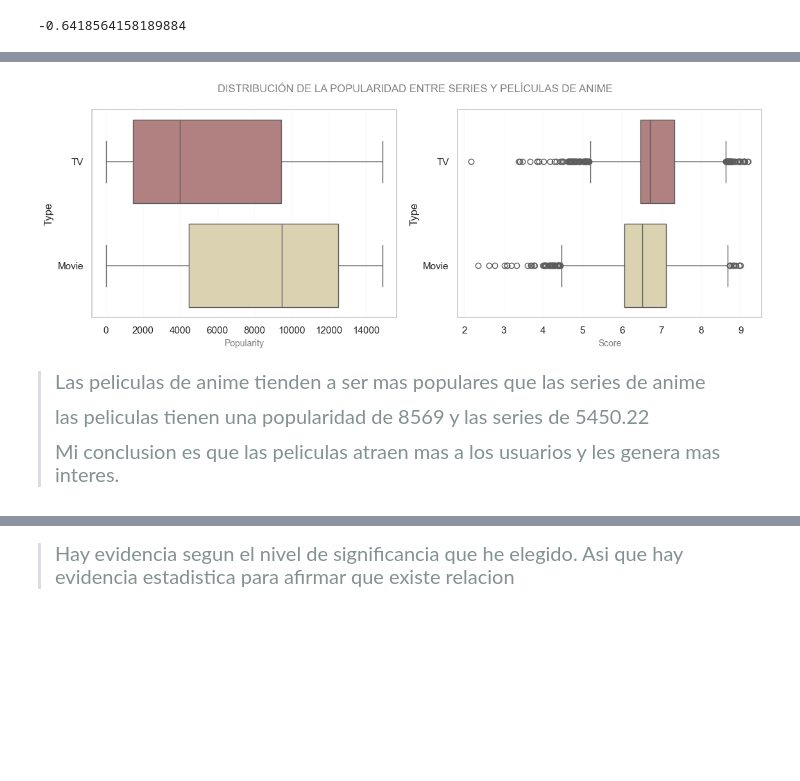
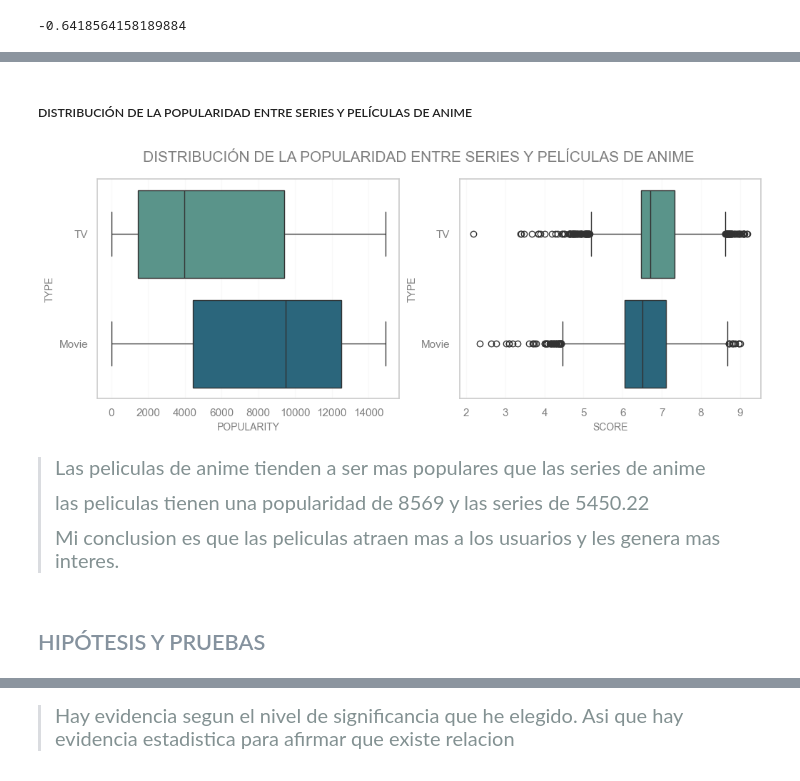
Before and after one commit to AmyGaarcia/EDA_ANIME, a Jupyter notebook: src/EDA/EDA_anime.ipynb, the cells around one changed output, grey strips where cells are left out. Saved outputs shown, nothing was run; the diff lists cells and outputs as text; code cells hidden in the pictures; blank space fills up the shorter version.

```diff
--- a/src/EDA/EDA_anime.ipynb
+++ b/src/EDA/EDA_anime.ipynb
@@ -1204,13 +1279,34 @@ correlacion
 -0.5696536246272317
 # %%
 plt.figure(figsize=(9, 5))
+sns.set_style("whitegrid")
 sns.scatterplot(x="Score", y="Popularity", data=anime_EDA,alpha=0.6, hue="Score", palette="Blues")
-plt.title("CORRELACION DE LA POPULARIDAD DEL ANIME Y LA PUNTUACION MEDIA", color="Grey", fontsize=15)
-plt.xlabel("PUNTUACION",color="Grey", fontsize=15)
+plt.title("CORRELACIÓN DE LA POPULARIDAD DEL ANIME Y LA PUNTUACIÓN MEDIA", color="Grey", fontsize=15)
+plt.xlabel("PUNTUACIÓN",color="Grey", fontsize=15)
 plt.ylabel("POPULARIDAD", color="Grey", fontsize=15)
 plt.tick_params(axis="x",colors="grey")
 plt.tick_params(axis="y", colors="grey")
-plt.legend(title="PUNTUACION",loc="upper right")
+plt.legend(title="PUNTUACIÓN",loc="upper right")
 
 plt.show()
+
+#PRUEBA SHAPIRO DE SCORE Y POPULARIDAD
+stat_score,p_value_scor =shapiro(anime_EDA["Score"])
+print(f"Shapiro-Wilk para PUNTUACIÓN MEDIA:Prueba={stat_score}, Valor p={p_value_scor}")
+
+alpha= 0.05
+
+if p_value_scor>alpha:
+    print("No se rechaza la hipótesis nula.")
+else:
+    print("Se rechaza la hipótesis nula. ")
+
+
+stat_completed, p_value_pop =shapiro(anime_EDA["Popularity"])
+print(f"Shapiro-Wilk para ANIMES COMPLETADOS:  Prueba={stat_completed},Valor p={p_value_pop}")
+
+if p_value_pop>alpha:
+    print("No se rechaza la hipótesis nula.")
+else:
+    print("Se rechaza la hipótesis nula.")
 # %% [output]
@@ -1359,23 +1534,34 @@ plt.show()
+# %% [markdown]
+##### DISTRIBUCIÓN DE LA POPULARIDAD ENTRE SERIES Y PELÍCULAS DE ANIME
 # %%
 tv_movie=anime_EDA[anime_EDA["Type"].isin(["TV","Movie"])]
 
 plt.figure(figsize=(12,4))
-plt.suptitle("DISTRIBUCIÓN DE LA POPULARIDAD ENTRE SERIES Y PELÍCULAS DE ANIME",color="grey", fontsize=12)
+plt.suptitle("DISTRIBUCIÓN DE LA POPULARIDAD ENTRE SERIES Y PELÍCULAS DE ANIME",color="grey", fontsize=15)
+
 
 plt.subplot(1,2,1)
-sns.boxplot(y="Type", x="Popularity",hue="Type", data=tv_movie, palette="pink")
-plt.xlabel("Popularity",color="grey", fontsize=10)
+sns.boxplot(y="Type", x="Popularity",hue="Type", data=tv_movie, palette="crest")
+plt.xlabel("POPULARITY",color="grey", fontsize=10)
+plt.ylabel("TYPE",color="grey", fontsize=10)
+plt.tick_params(axis="x", colors="grey")
+plt.tick_params(axis="y", colors="grey")
 
 plt.subplot(1,2,2)
-sns.boxplot(y="Type",x="Score", hue="Type", data=tv_movie, palette="pink")
-plt.xlabel("Score",color="grey",fontsize=10)
+sns.boxplot(y="Type",x="Score", hue="Type", data=tv_movie, palette="crest")
+plt.xlabel("SCORE",color="grey",fontsize=10)
+plt.ylabel("TYPE",color="grey", fontsize=10)
+plt.tick_params(axis="x", colors="grey")
+plt.tick_params(axis="y", colors="grey")
 
 plt.show()
 # %% [output]
-[figure, old version]
+[figure, new version]
 # %% [markdown]
 ><span style="font-size: 20px; color:#839192"> Las peliculas de anime tienden a ser mas populares que las series de anime </span>
 >
 ><span style="font-size: 20px; color:#839192">las peliculas tienen una popularidad de 8569 y las series de 5450.22 </span>
 >
 ><span style="font-size: 20px; color:#839192">Mi conclusion es que las peliculas atraen mas a los usuarios y les genera mas interes. </span>
+# %% [markdown]
+##  <span style="color:#85929E">HIPÓTESIS Y PRUEBAS</span>
```
Also changed, not shown: parts of 68 cells of this notebook, 1 other file.
